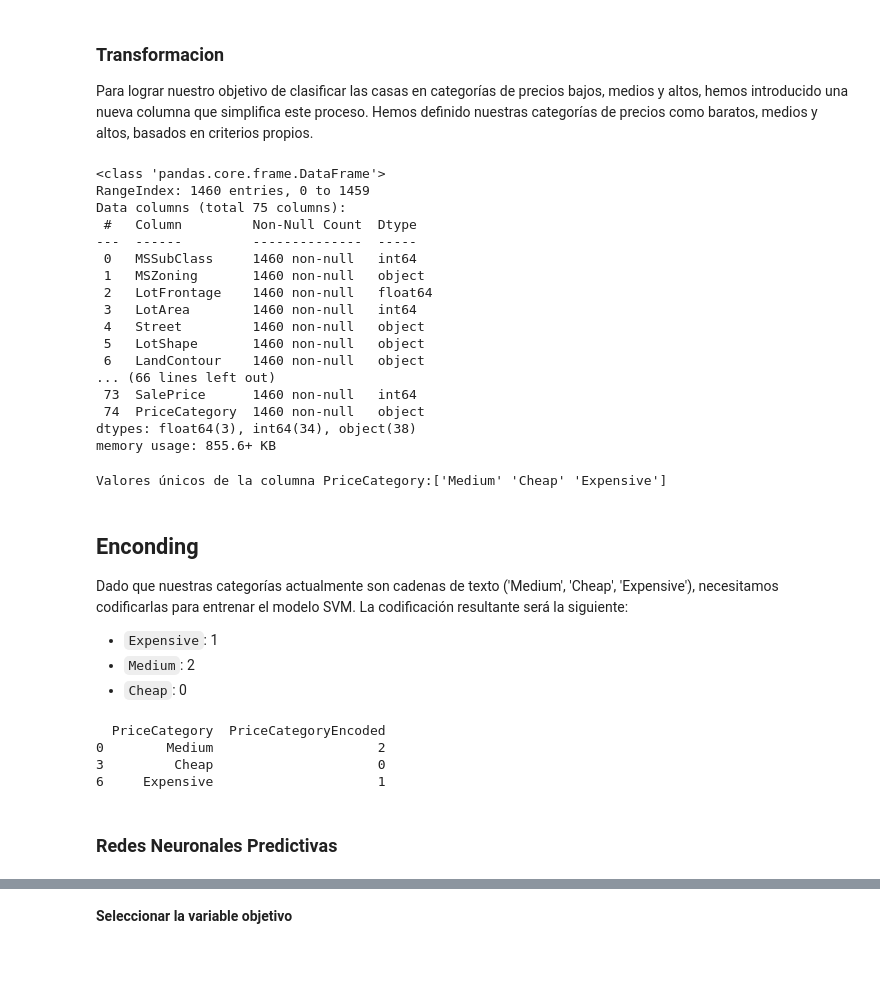
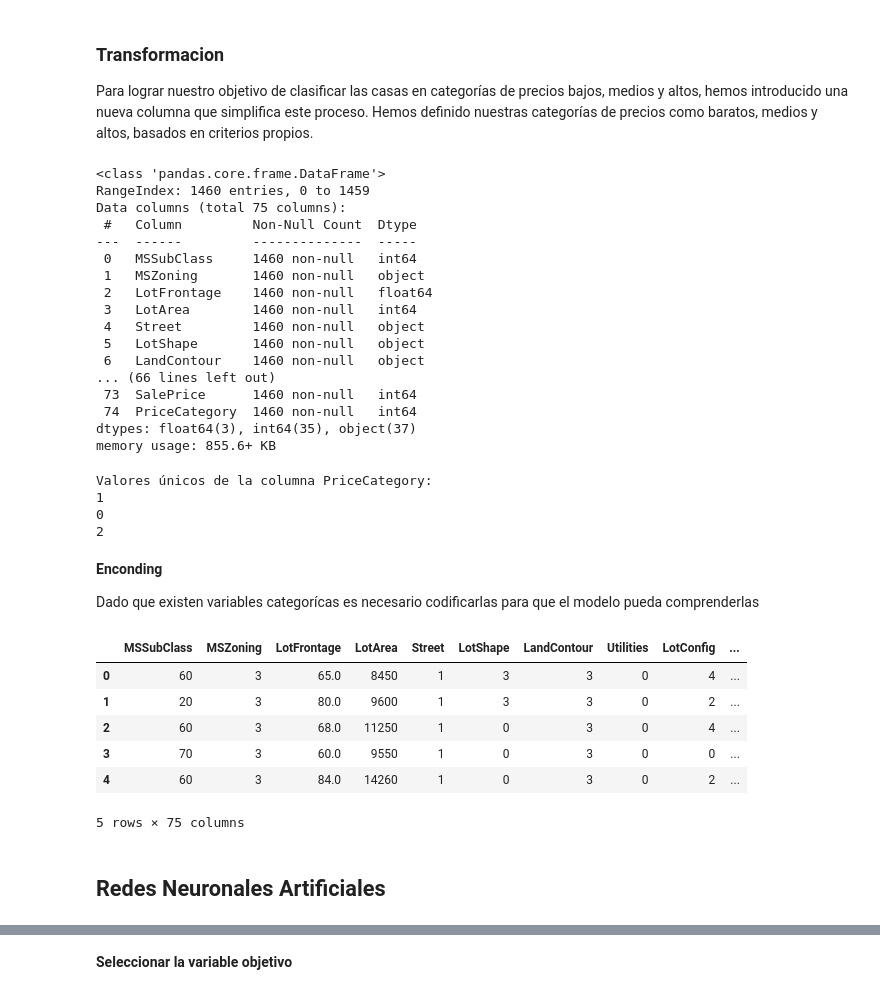
Before and after one commit to mariaRam2003/HT8_Mineria, a Jupyter notebook: ht8.ipynb, the cells around one changed output, grey strips where cells are left out. Drawn from its saved outputs; the diff is of its cells as text; code cells hidden in the pictures; blank space fills up the shorter version.

```diff
--- a/ht8.ipynb
+++ b/ht8.ipynb
@@ -341,17 +341,29 @@ Length: 74, dtype: int64
 # %% [markdown]
 ### Transformacion
 Para lograr nuestro objetivo de clasificar las casas en categorías de precios bajos, medios y altos, hemos introducido una nueva columna que simplifica este proceso. Hemos definido nuestras categorías de precios como baratos, medios y altos, basados en criterios propios.
-# %%
-def categorize_price(price):
-    if price < 150000:
-        return 'Cheap'
-    elif price < 300000:
-        return 'Medium'
-    else:
-        return 'Expensive'
-
-# Aplicar la función para crear la nueva columna
-data['PriceCategory'] = data['SalePrice'].apply(categorize_price)
+# %%
+def categorize_price(price):
+    """
+    Categorizes the given price into one of three categories based on the following criteria:
+    - If the price is less than 150,000, it is categorized as 0 (Cheap).
+    - If the price is between 150,000 and 300,000, it is categorized as 1 (Normal).
+    - If the price is greater than or equal to 300,000, it is categorized as 2 (Expensive).
+
+    Parameters:
+    price (float): The price to be categorized.
+
+    Returns:
+    int: The category of the price.
+    """
+    if price < 150000:
+        return 0
+    elif price < 300000:
+        return 1
+    else:
+        return 2
+
+# Aplicar la función para crear la nueva columna
+data['PriceCategory'] = data['SalePrice'].apply(categorize_price)
 # %%
 # Verificar la creacion de la columna
 data.info()
@@ -370,31 +382,36 @@ Data columns (total 75 columns):
  6   LandContour    1460 non-null   object
 ... (66 lines left out)
  73  SalePrice      1460 non-null   int64
- 74  PriceCategory  1460 non-null   object
-dtypes: float64(3), int64(34), object(38)
+ 74  PriceCategory  1460 non-null   int64
+dtypes: float64(3), int64(35), object(37)
 memory usage: 855.6+ KB
 # %%
-print(f"Valores únicos de la columna PriceCategory:{data['PriceCategory'].unique()}")
+print(f"Valores únicos de la columna PriceCategory:")
+for value in data['PriceCategory'].unique():
+    print(value)
 # %% [output]
-Valores únicos de la columna PriceCategory:['Medium' 'Cheap' 'Expensive']
+Valores únicos de la columna PriceCategory:
+1
+0
+2
-# %% [markdown]
-## Enconding
-Dado que nuestras categorías actualmente son cadenas de texto ('Medium', 'Cheap', 'Expensive'), necesitamos codificarlas para entrenar el modelo SVM. La codificación resultante será la siguiente:
-
-- `Expensive`: 1
-- `Medium`: 2
-- `Cheap`: 0
+# %% [markdown]
+**Enconding**
+
+Dado que existen variables categorícas es necesario codificarlas para que el modelo pueda comprenderlas
 # %%
 # Inicializar el codificador
 label_encoder = LabelEncoder()
 
-# Aplicar el Label Encoding a la columna 'PriceCategory' en df_train
-data['PriceCategoryEncoded'] = label_encoder.fit_transform(data['PriceCategory'])
+# Aplicar el label encoding a las variables categóricas
+for column in categorical:
+    data[column] = label_encoder.fit_transform(data[column])
 
-# Ver los valores únicos y su correspondiente encoding
-print(data[['PriceCategory', 'PriceCategoryEncoded']].drop_duplicates())
+data.head()
 # %% [output]
+|  | MSSubClass | MSZoning | LotFrontage | LotArea | Street | LotShape | LandContour | Utilities | LotConfig | ... |
+| 0 | 60 | 3 | 65.0 | 8450 | 1 | 3 | 3 | 0 | 4 | ... |
+| 1 | 20 | 3 | 80.0 | 9600 | 1 | 3 | 3 | 0 | 2 | ... |
+| 2 | 60 | 3 | 68.0 | 11250 | 1 | 0 | 3 | 0 | 4 | ... |
+| 3 | 70 | 3 | 60.0 | 9550 | 1 | 0 | 3 | 0 | 0 | ... |
+| 4 | 60 | 3 | 84.0 | 14260 | 1 | 0 | 3 | 0 | 2 | ... |
-  PriceCategory  PriceCategoryEncoded
-0        Medium                     2
-3         Cheap                     0
-6     Expensive                     1
+5 rows × 75 columns
@@ -408,2 +418,2 @@ data = data.drop(['PriceCategory'], axis=1)
 # %% [markdown]
-### Redes Neuronales Predictivas
+## Redes Neuronales Artificiales
```
Also changed, not shown: parts of 36 cells of this notebook.
